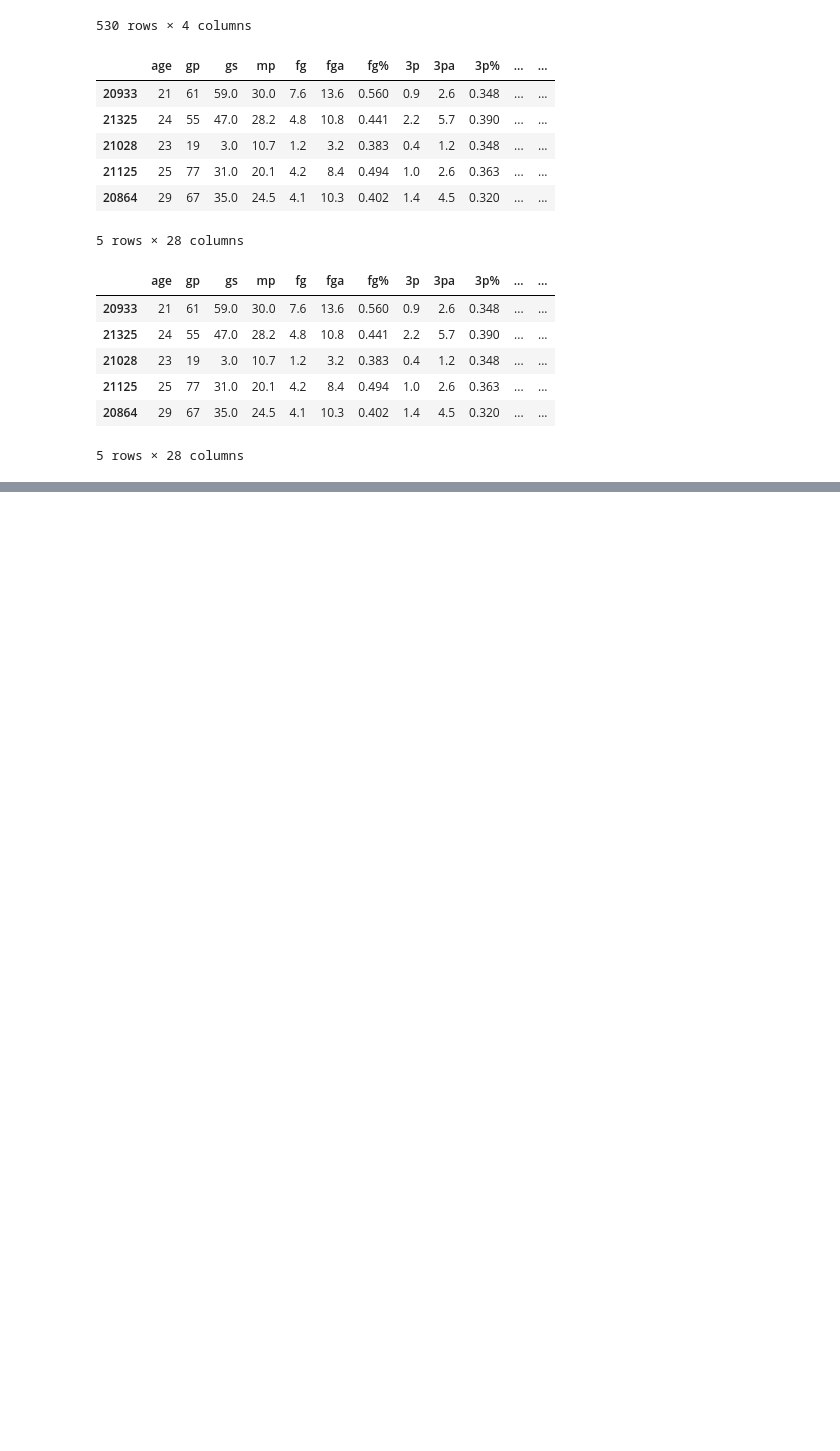
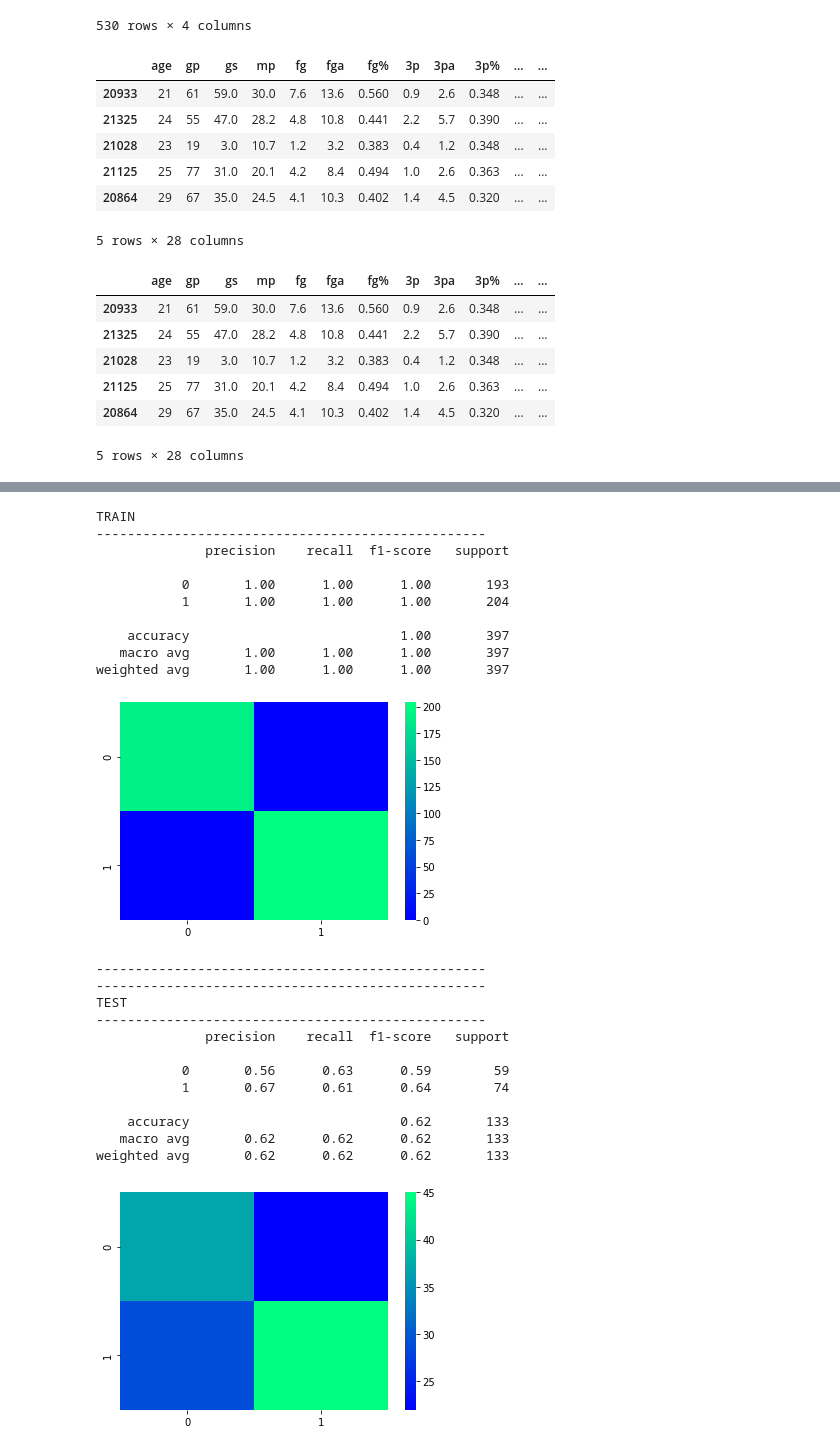
Before and after one commit to ArielJosephCohen/postseason_prediction, a Jupyter notebook: notebook.ipynb, the cells around one changed output, grey strips where cells are left out. Saved outputs shown, nothing was run; the diff lists cells and outputs as text; code cells hidden in the pictures; blank space fills up the shorter version.

Commit message:
rfe visual

```diff
--- a/notebook.ipynb
+++ b/notebook.ipynb
@@ -316,0 +345,16 @@ weighted avg       0.64      0.63      0.63       133
+# %%
+# this will allow me to see which scaler is best
+accuracy_dict={}
+i=0
+df_lst=['pt_df','qt_df','ss_df','ma_df','mm_df','rb_df']
+for frame in [pt_df,qt_df,ss_df,ma_df,mm_df,rb_df]:
+    x_temp=frame.drop('playoffs',axis=1)
+    y_temp=frame.playoffs
+
+    X_train_t,X_test_t,y_train_t,y_test_t=train_test_split(x_temp,y_temp,test_size=0.25,random_state=14)
+
+    rf.fit(X_train_t,y_train_t)
+    pred_e_t=rf.predict(X_test_t)
+
+    accuracy_dict[df_lst[i]]=f'a:{accuracy_score(pred_e_t,y_test_t)},p:{precision_score(pred_e_t,y_test_t)},r:{recall_score(pred_e_t,y_test_t)},f:{f1_score(pred_e_t,y_test_t)}'
+    i=i+1
@@ -316,0 +373,48 @@ weighted avg       0.64      0.63      0.63       133
+# %%
+# split X and y using standard scaling
+X=ss_df.drop('playoffs',axis=1)
+y=ss_df.playoffs
+# %%
+X_train,X_test,y_train,y_test=train_test_split(X,y,test_size=0.25,random_state=14)
+# %%
+# fit and test model
+rf.fit(X_train,y_train)
+pred_r=rf.predict(X_train)
+pred_e=rf.predict(X_test)
+print('TRAIN')
+print('-'*50)
+print(classification_report(y_train,pred_r))
+(sns.heatmap(confusion_matrix(y_train,pred_r),cmap='winter'))
+plt.show()
+print('-'*50)
+print('-'*50)
+print('TEST')
+print('-'*50)
+print(classification_report(y_test,pred_e))
+(sns.heatmap(confusion_matrix(y_test,pred_e),cmap='winter'))
+plt.show()
+# %% [output]
+TRAIN
+--------------------------------------------------
+              precision    recall  f1-score   support
+
+           0       1.00      1.00      1.00       193
+           1       1.00      1.00      1.00       204
+
+    accuracy                           1.00       397
+   macro avg       1.00      1.00      1.00       397
+weighted avg       1.00      1.00      1.00       397
+[figure, added]
+--------------------------------------------------
+--------------------------------------------------
+TEST
+--------------------------------------------------
+              precision    recall  f1-score   support
+
+           0       0.56      0.63      0.59        59
+           1       0.67      0.61      0.64        74
+
+    accuracy                           0.62       133
+   macro avg       0.62      0.62      0.62       133
+weighted avg       0.62      0.62      0.62       133
+[figure, added]
```
Also changed, not shown: parts of 19 cells of this notebook, 1 other file.
